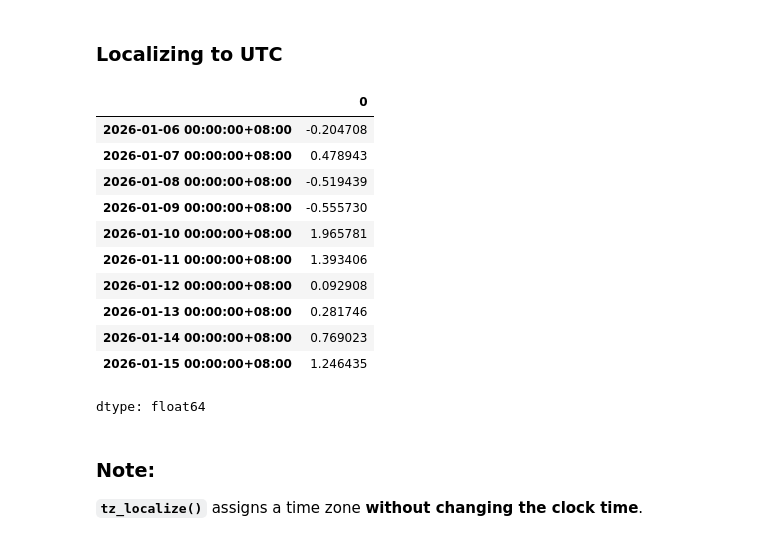
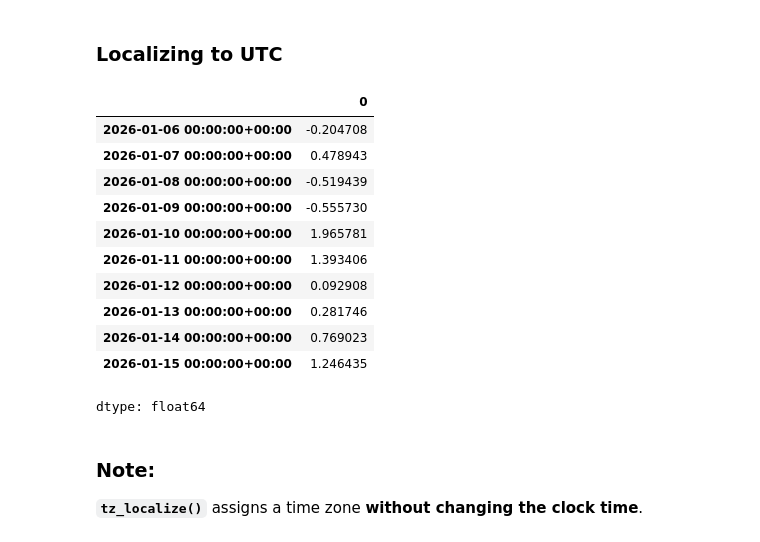
Before and after one commit to muzaffarizamuddin/Data-Science-Project, a Jupyter notebook: P166246_Week14_TimeSeries_20260108.ipynb, the cells around one changed output. Drawn from its saved outputs; the diff is of its cells as text; code cells hidden in the pictures.

```diff
--- a/P166246_Week14_TimeSeries_20260108.ipynb
+++ b/P166246_Week14_TimeSeries_20260108.ipynb
@@ -627,21 +656,21 @@ By default, pandas timestamps are **time zone–naive**.
 # %%
 # Conversion from naive to localized
 # localizing to the "UTC" time zone
 # "+00:00" represents the UTC offset associated with the timestamp
-ts_utc = ts.tz_localize('Asia/Kuala_Lumpur')
+ts_utc = ts.tz_localize('UTC')
 ts_utc
 # %% [output]
 |  | 0 |
-| 2026-01-06 00:00:00+08:00 | -0.204708 |
-| 2026-01-07 00:00:00+08:00 | 0.478943 |
-| 2026-01-08 00:00:00+08:00 | -0.519439 |
-| 2026-01-09 00:00:00+08:00 | -0.555730 |
-| 2026-01-10 00:00:00+08:00 | 1.965781 |
-| 2026-01-11 00:00:00+08:00 | 1.393406 |
-| 2026-01-12 00:00:00+08:00 | 0.092908 |
-| 2026-01-13 00:00:00+08:00 | 0.281746 |
-| 2026-01-14 00:00:00+08:00 | 0.769023 |
-| 2026-01-15 00:00:00+08:00 | 1.246435 |
+| 2026-01-06 00:00:00+00:00 | -0.204708 |
+| 2026-01-07 00:00:00+00:00 | 0.478943 |
+| 2026-01-08 00:00:00+00:00 | -0.519439 |
+| 2026-01-09 00:00:00+00:00 | -0.555730 |
+| 2026-01-10 00:00:00+00:00 | 1.965781 |
+| 2026-01-11 00:00:00+00:00 | 1.393406 |
+| 2026-01-12 00:00:00+00:00 | 0.092908 |
+| 2026-01-13 00:00:00+00:00 | 0.281746 |
+| 2026-01-14 00:00:00+00:00 | 0.769023 |
+| 2026-01-15 00:00:00+00:00 | 1.246435 |
 dtype: float64
 # %% [markdown]
 ### **Note**:
```
Also changed, not shown: parts of 40 cells of this notebook.
